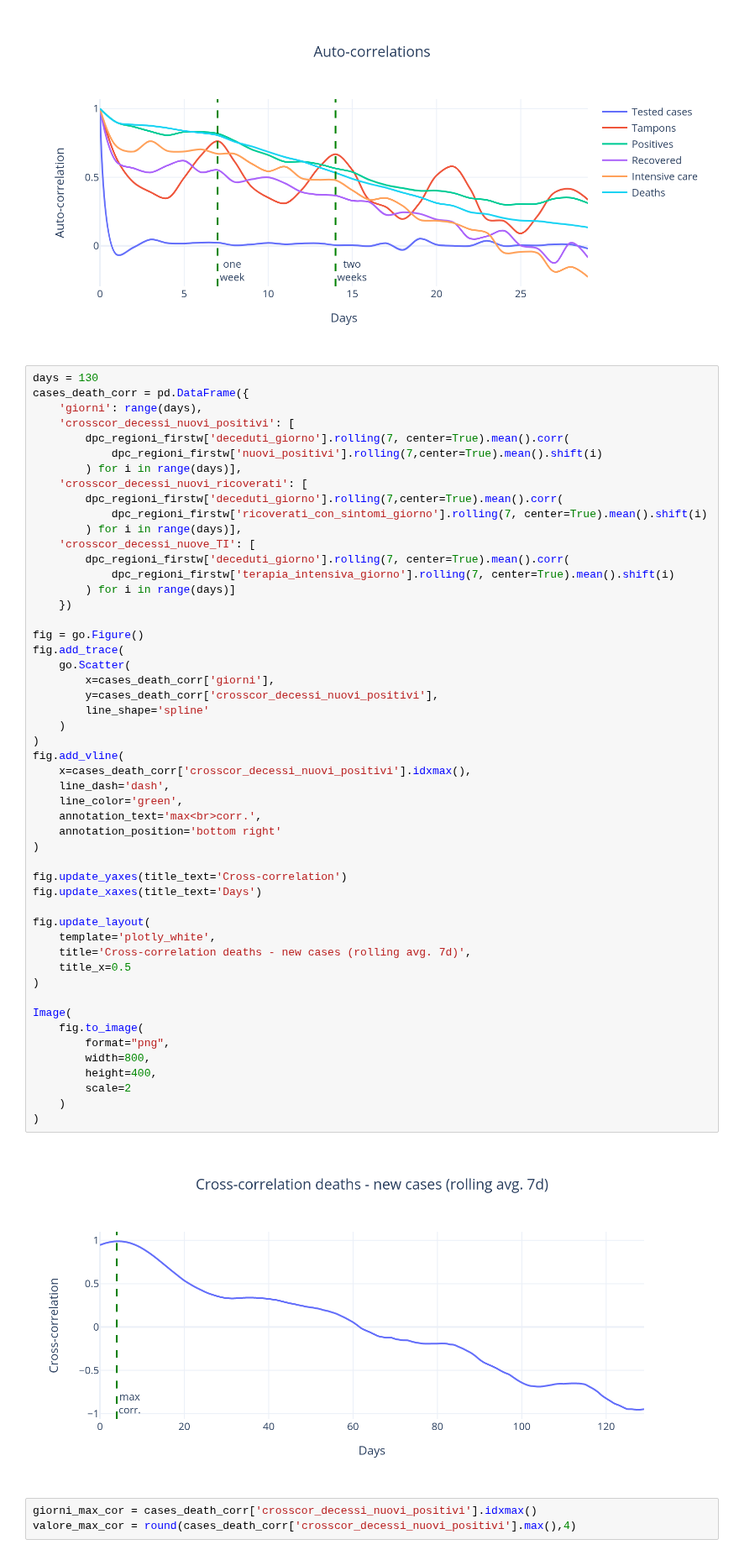
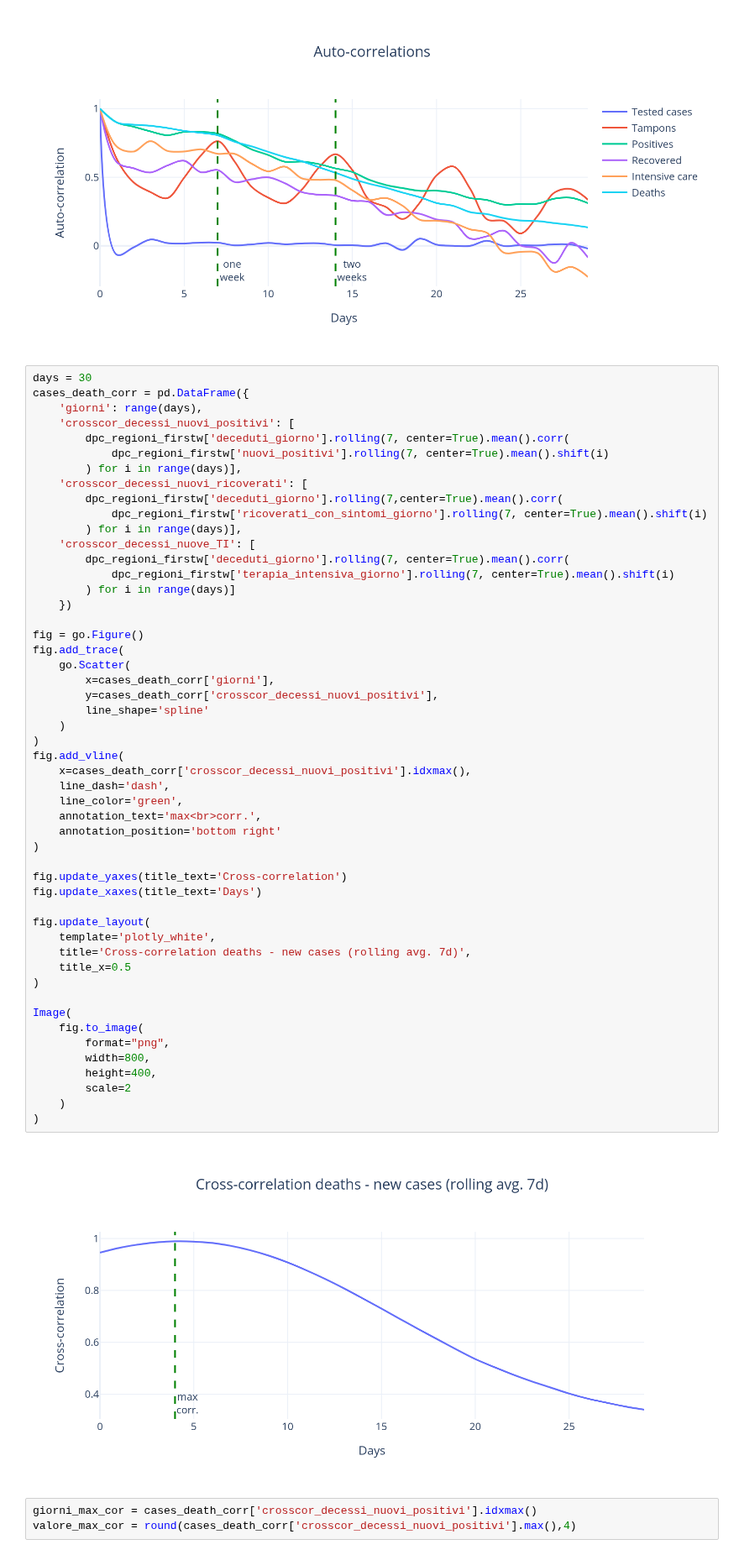
Before and after one commit to nicoloverardo/master-degree-thesis, a Jupyter notebook: notebooks/eda.ipynb, the cells around one changed output. Shown at 84% size. Saved outputs shown, nothing was run; the diff lists cells and outputs as text.

```diff
--- a/notebooks/eda.ipynb
+++ b/notebooks/eda.ipynb
@@ -633,12 +643,12 @@ Image(
 # %% [output]
 [figure]
 # %%
-days = 130
+days = 30
 cases_death_corr = pd.DataFrame({
     'giorni': range(days),
     'crosscor_decessi_nuovi_positivi': [
         dpc_regioni_firstw['deceduti_giorno'].rolling(7, center=True).mean().corr(
-            dpc_regioni_firstw['nuovi_positivi'].rolling(7,center=True).mean().shift(i)
+            dpc_regioni_firstw['nuovi_positivi'].rolling(7, center=True).mean().shift(i)
         ) for i in range(days)],
     'crosscor_decessi_nuovi_ricoverati': [
         dpc_regioni_firstw['deceduti_giorno'].rolling(7,center=True).mean().corr(
@@ -657,34 +667,34 @@ fig.add_trace(
         y=cases_death_corr['crosscor_decessi_nuovi_positivi'],
         line_shape='spline'
     )
 )
 fig.add_vline(
     x=cases_death_corr['crosscor_decessi_nuovi_positivi'].idxmax(),
     line_dash='dash',
     line_color='green',
     annotation_text='max<br>corr.',
     annotation_position='bottom right'
 )
 
 fig.update_yaxes(title_text='Cross-correlation')
 fig.update_xaxes(title_text='Days')
 
 fig.update_layout(
     template='plotly_white',
     title='Cross-correlation deaths - new cases (rolling avg. 7d)',
     title_x=0.5
 )
 
 Image(
     fig.to_image(
         format="png",
         width=800,
         height=400,
         scale=2
     )
 )
 # %% [output]
-[figure, old version]
+[figure, new version]
 # %%
 giorni_max_cor = cases_death_corr['crosscor_decessi_nuovi_positivi'].idxmax()
 valore_max_cor = round(cases_death_corr['crosscor_decessi_nuovi_positivi'].max(),4)
```
Also changed, not shown: parts of 1 cell of this notebook.
